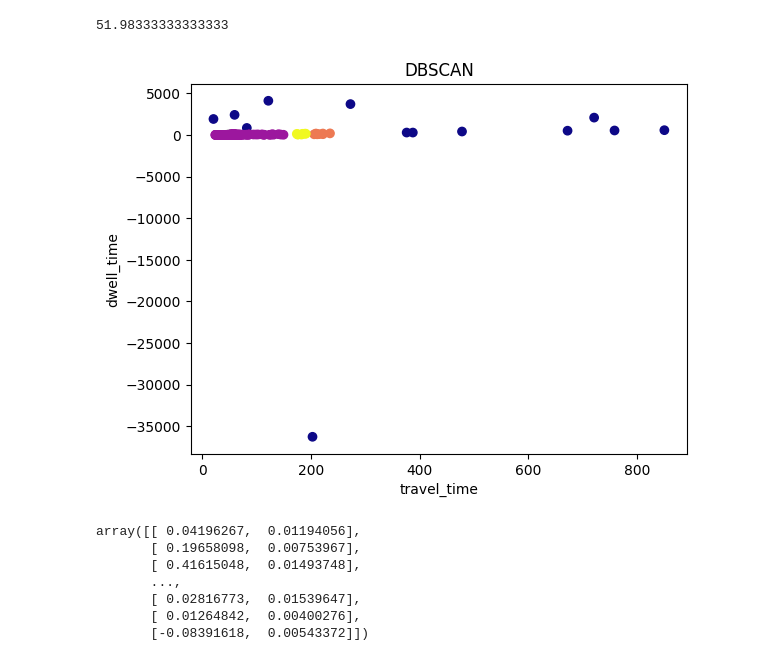
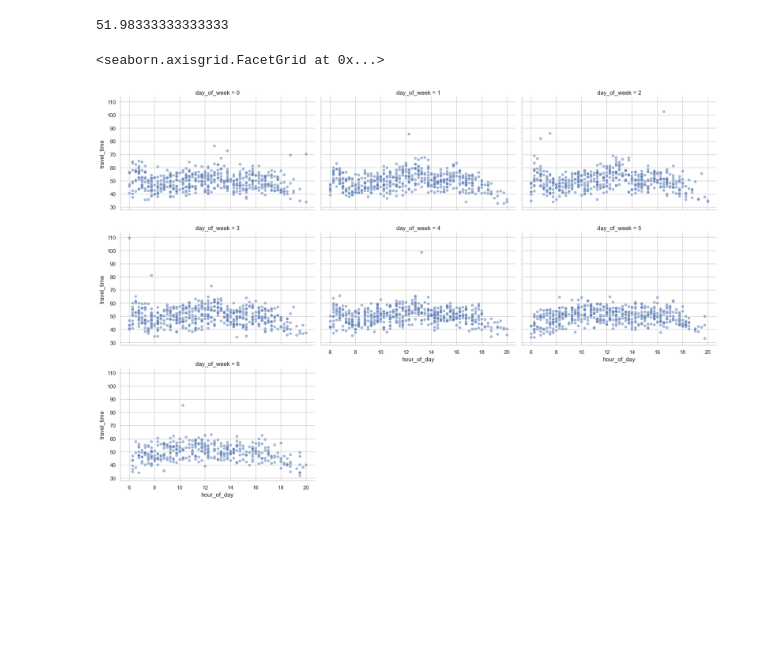
Before and after one commit to ShanukaLakshan/Realtime-GPS-Bus---Data-Science-Project, a Jupyter notebook: AnomalyDetection/AnomalyDetection.ipynb, the cells around one changed output. Drawn from its saved outputs; the diff is of its cells as text; code cells hidden in the pictures; blank space fills up the shorter version.

```diff
--- a/AnomalyDetection/AnomalyDetection.ipynb
+++ b/AnomalyDetection/AnomalyDetection.ipynb
@@ -117,39 +117,15 @@ trip_data[trip_data['device_id']==123]
 trip_data['excess_travel_time'].max()
 # %% [output]
 51.98333333333333
-# %%
-# cluster data with dbscan use only travel_time and dwell_time
-from sklearn.cluster import DBSCAN
-import matplotlib.pyplot as plt
-from sklearn.preprocessing import StandardScaler
-from sklearn.preprocessing import MinMaxScaler
-
-
-df = trip_data[['travel_time', 'dwell_time']]
-
-# normalize data
-scaler = StandardScaler()
-X_scaled = scaler.fit_transform(df)
-
-# dbscan
-dbscan = DBSCAN(eps=0.5, min_samples=5)
-clusters = dbscan.fit_predict(X_scaled)
-
-# plot
-plt.scatter(df['travel_time'], df['dwell_time'], c=clusters, cmap='plasma')
-plt.xlabel('travel_time')
-plt.ylabel('dwell_time')
-plt.title('DBSCAN')
-plt.show()
-# %% [output]
-[figure, removed]
-# %%
-X_scaled
-# %% [output]
-array([[ 0.04196267,  0.01194056],
-       [ 0.19658098,  0.00753967],
-       [ 0.41615048,  0.01493748],
-       ...,
-       [ 0.02816773,  0.01539647],
-       [ 0.01264842,  0.00400276],
-       [-0.08391618,  0.00543372]])
+# %%
+# visulaize for each day_of_week in a seperate plot travel_time on hour_of_day
+import seaborn as sns
+import matplotlib.pyplot as plt
+
+sns.set(style="whitegrid")
+g = sns.FacetGrid(trip_data, col="day_of_week", col_wrap=3, height=4, aspect=1.5)
+g.map(sns.scatterplot, "hour_of_day", "travel_time", alpha=.5)
+g.add_legend()
+# %% [output]
+<seaborn.axisgrid.FacetGrid at 0x...>
+[figure, added]
```
Also changed, not shown: parts of 16 cells of this notebook.
